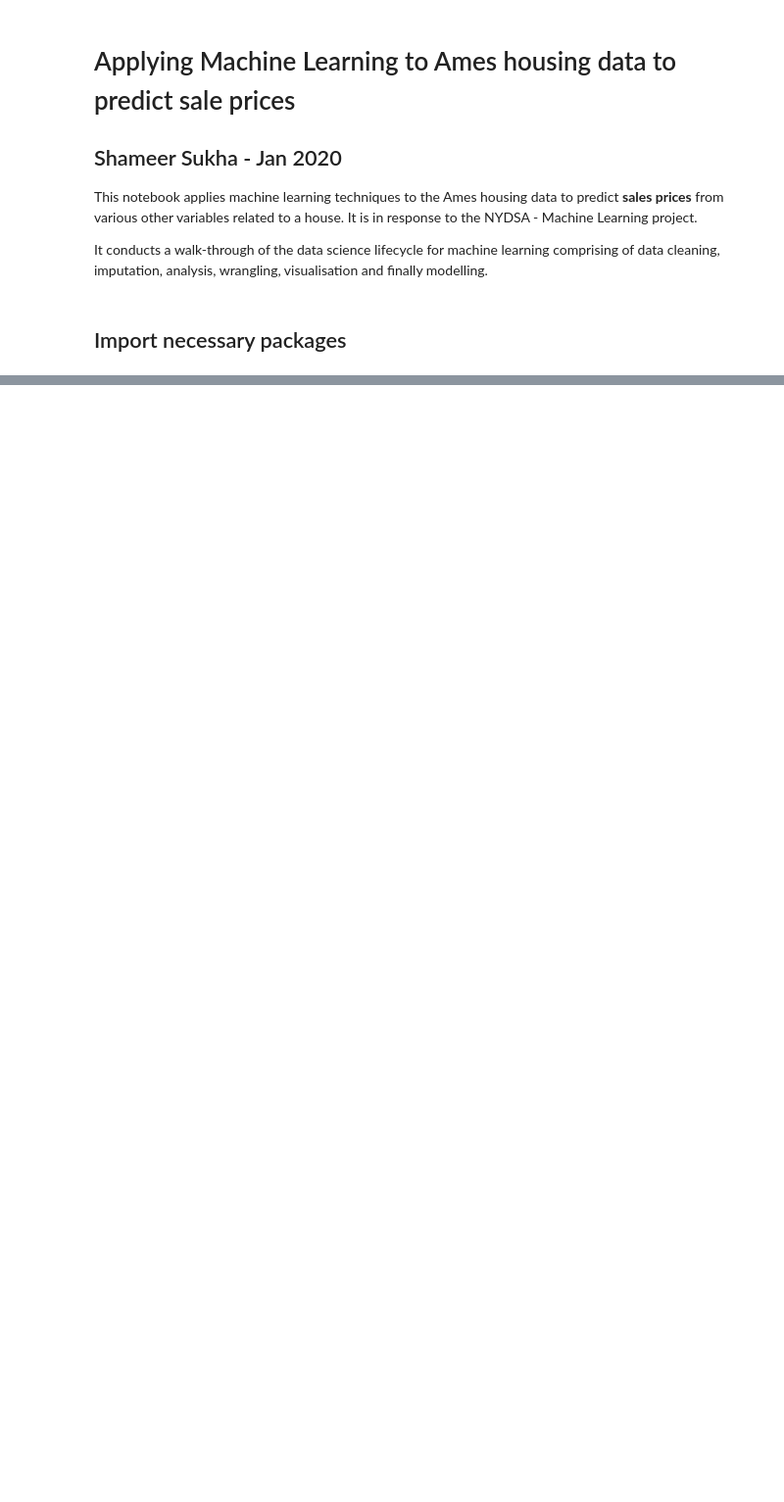
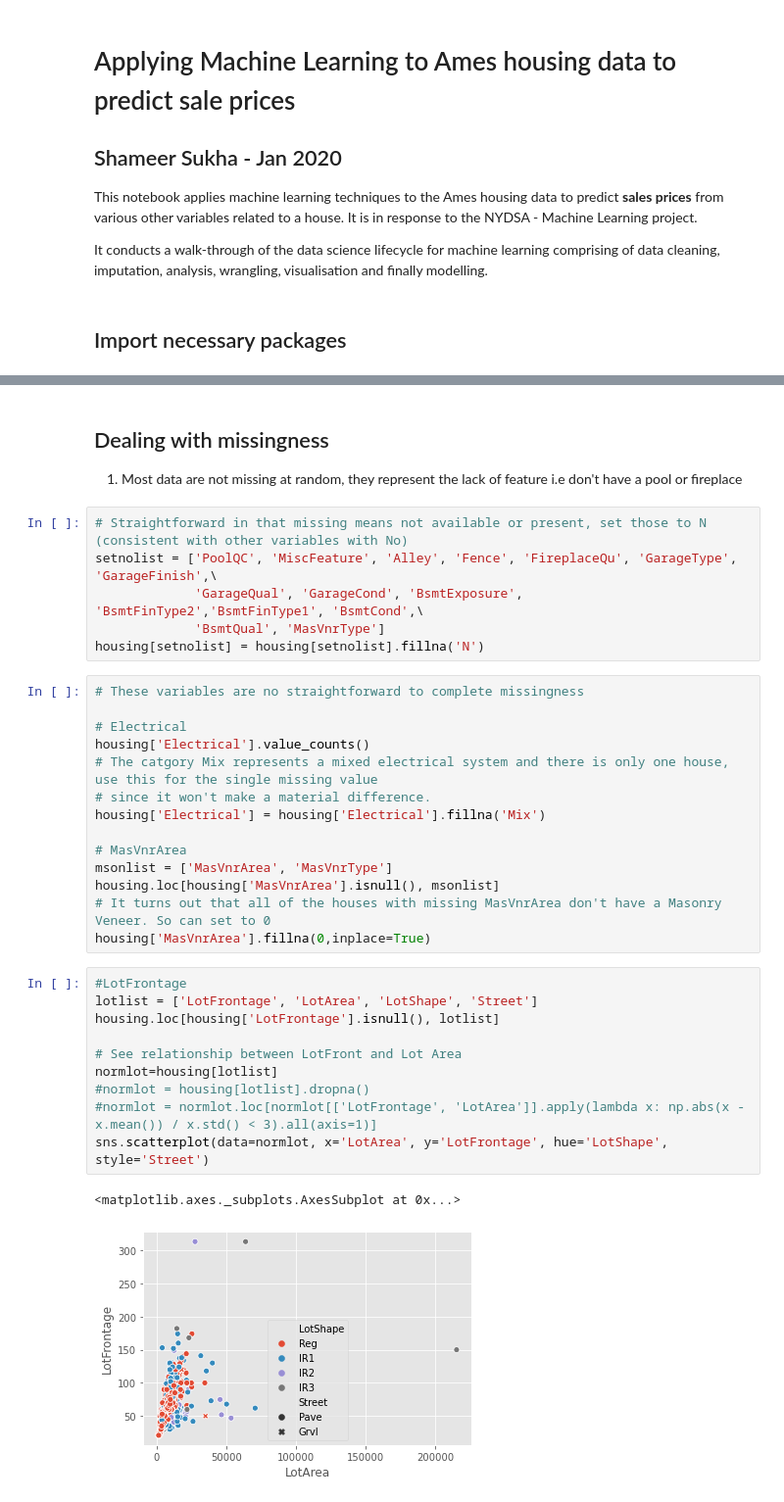
Before and after one commit to supasham/NYCDSA-MachineLearningProject, a Jupyter notebook: Predicting sales prices on Ames housing data set.ipynb, the cells around one changed output, grey strips where cells are left out. Shown at 98% size. Saved outputs shown, nothing was run; the diff lists cells and outputs as text; blank space fills up the shorter version.

Commit message:
Dealt with all missing values

```diff
--- a/Predicting sales prices on Ames housing data set.ipynb
+++ b/Predicting sales prices on Ames housing data set.ipynb
@@ -282,0 +363,36 @@ corr_plot(train,salescorr_vars)
+# %% [markdown]
+## Dealing with missingness
+1. Most data are not missing at random, they represent the lack of feature i.e don't have a pool or fireplace
+# %%
+# Straightforward in that missing means not available or present, set those to N (consistent with other variables with No)
+setnolist = ['PoolQC', 'MiscFeature', 'Alley', 'Fence', 'FireplaceQu', 'GarageType', 'GarageFinish',\
+             'GarageQual', 'GarageCond', 'BsmtExposure', 'BsmtFinType2','BsmtFinType1', 'BsmtCond',\
+             'BsmtQual', 'MasVnrType']
+housing[setnolist] = housing[setnolist].fillna('N')
+# %%
+# These variables are no straightforward to complete missingness
+
+# Electrical
+housing['Electrical'].value_counts()
+# The catgory Mix represents a mixed electrical system and there is only one house, use this for the single missing value
+# since it won't make a material difference.
+housing['Electrical'] = housing['Electrical'].fillna('Mix')
+
+# MasVnrArea
+msonlist = ['MasVnrArea', 'MasVnrType']
+housing.loc[housing['MasVnrArea'].isnull(), msonlist]
+# It turns out that all of the houses with missing MasVnrArea don't have a Masonry Veneer. So can set to 0
+housing['MasVnrArea'].fillna(0,inplace=True)
+# %%
+#LotFrontage
+lotlist = ['LotFrontage', 'LotArea', 'LotShape', 'Street']
+housing.loc[housing['LotFrontage'].isnull(), lotlist]
+
+# See relationship between LotFront and Lot Area
+normlot=housing[lotlist]
+#normlot = housing[lotlist].dropna()
+#normlot = normlot.loc[normlot[['LotFrontage', 'LotArea']].apply(lambda x: np.abs(x - x.mean()) / x.std() < 3).all(axis=1)]
+sns.scatterplot(data=normlot, x='LotArea', y='LotFrontage', hue='LotShape', style='Street')
+# %% [output]
+<matplotlib.axes._subplots.AxesSubplot at 0x...>
+[figure, added]
```
Also changed, not shown: parts of 48 cells of this notebook.
